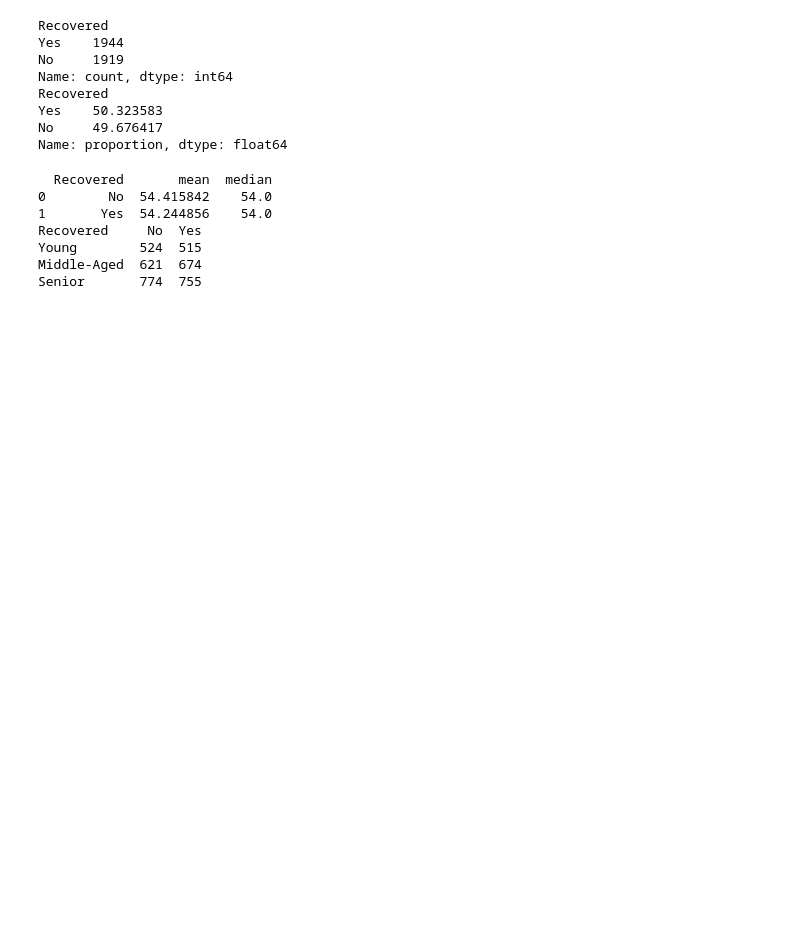
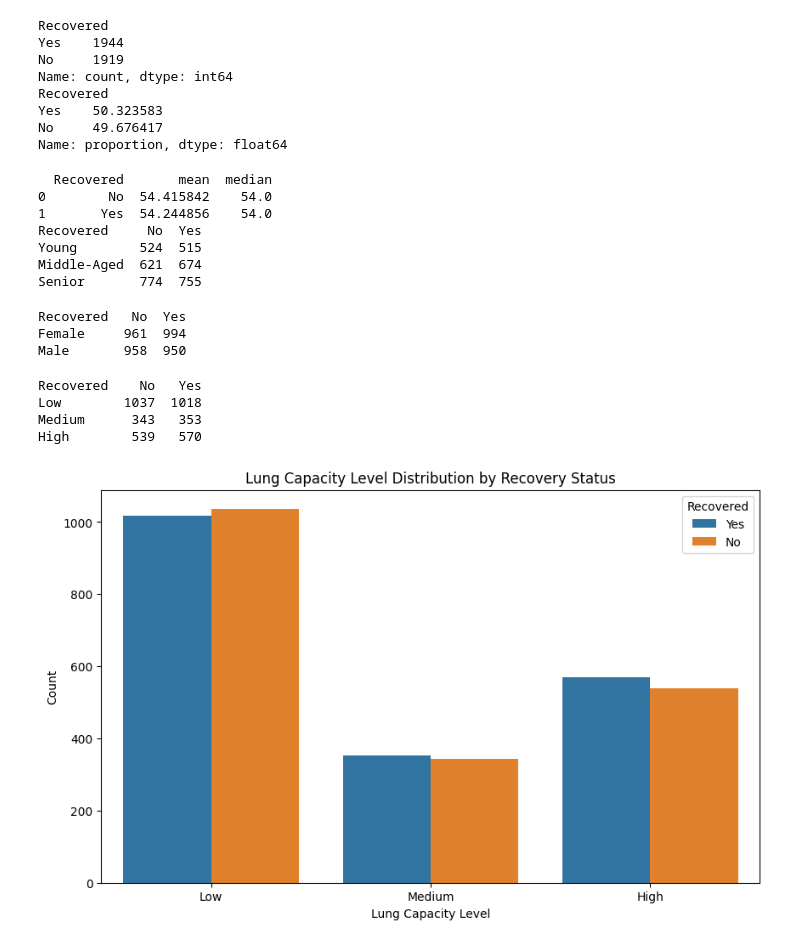
Before and after one commit to ik09-hub/lung-disease-eda, a Jupyter notebook: notebooks/EDA.ipynb, the cells around one changed output. Cells and saved outputs as stored; diff of their text form; code cells hidden in the pictures; blank space fills up the shorter version.

```diff
--- a/notebooks/EDA.ipynb
+++ b/notebooks/EDA.ipynb
@@ -125,18 +125,28 @@ sns.countplot(x='Gender', data=lung_df)
 plt.title('Countplot of Gender')
 plt.xlabel('Gender')
 plt.ylabel('Count')
-plt.show()
+plt.tight_layout()
+plt.savefig('../output/gender_distribution.png')
+plt.close()
+
 
 #Gender distribution by recovery status
 plt.figure(figsize=(10, 6))
 sns.countplot(x='Gender', data=lung_df, hue='Recovered')
 plt.title('Gender Distribution by Recovery Status')
+plt.tight_layout()
+plt.savefig('../output/gender_distribution_by_recovered.png')
+plt.close()
 
 #Crosstab
 
 gender_recovery_crosstab = pd.crosstab(lung_df['Gender'], lung_df['Recovered'])
 gender_recovery_crosstab.index.name = None
 print(gender_recovery_crosstab)
+# %% [output]
+Recovered   No  Yes
+Female     961  994
+Male       958  950
 # %%
 #Smoking Status Analysis
 
@@ -197,31 +207,50 @@ print(disease_recovery_crosstab)
 # %%
 ##Lung Capacity Analysis
 
 #Histogram of Lung Capacity
 plt.figure(figsize=(10, 6))
 sns.histplot(data=lung_df, x='Lung Capacity', bins=20, kde=True)
 plt.title('Lung Capacity Distribution of Patients')
 plt.xlabel('Lung Capacity')
 plt.ylabel('Frequency')
-plt.show()
+plt.tight_layout()
+plt.savefig('../output/lung_capacity_distribution.png')
+plt.close()
+
+#Boxplot of Age by Recovered status
+plt.figure(figsize=(10, 6))
+sns.boxplot(x='Recovered', y='Lung Capacity', data=lung_df)
+plt.title('Lung Capacity Distribution by Recovered Status')
+plt.xlabel('Recovered')
+plt.ylabel('Lung Capacity')
+plt.tight_layout()
+plt.savefig('../output/lung_capacity_distribution_by_recovered.png')
+plt.close()
+
 
 #Binning Lung Capacity into categories
 bins = [0, 3.5, 4.5, 6]
 labels = ['Low', 'Medium', 'High']
 lung_df['LungCapacity_Level'] = pd.cut(lung_df['Lung Capacity'], bins=bins, labels=labels, right=False)
 
 # Count of patients in each lung capacity level
 lung_capacity_recovery_crosstab = pd.crosstab(lung_df['LungCapacity_Level'], lung_df['Recovered'])
 lung_capacity_recovery_crosstab.index.name = None
 print(lung_capacity_recovery_crosstab)
 
 # Visualize the levels of lung capacity
 plt.figure(figsize=(10, 6))
 sns.countplot(x='LungCapacity_Level', data=lung_df, order=labels, hue ='Recovered')
 plt.title('Lung Capacity Level Distribution by Recovery Status')
 plt.xlabel('Lung Capacity Level')
 plt.ylabel('Count')
 plt.show()
+# %% [output]
+Recovered    No   Yes
+Low        1037  1018
+Medium      343   353
+High        539   570
+[figure, added]
 # %%
 ##Healthcare Utilization Analysis
 
```
